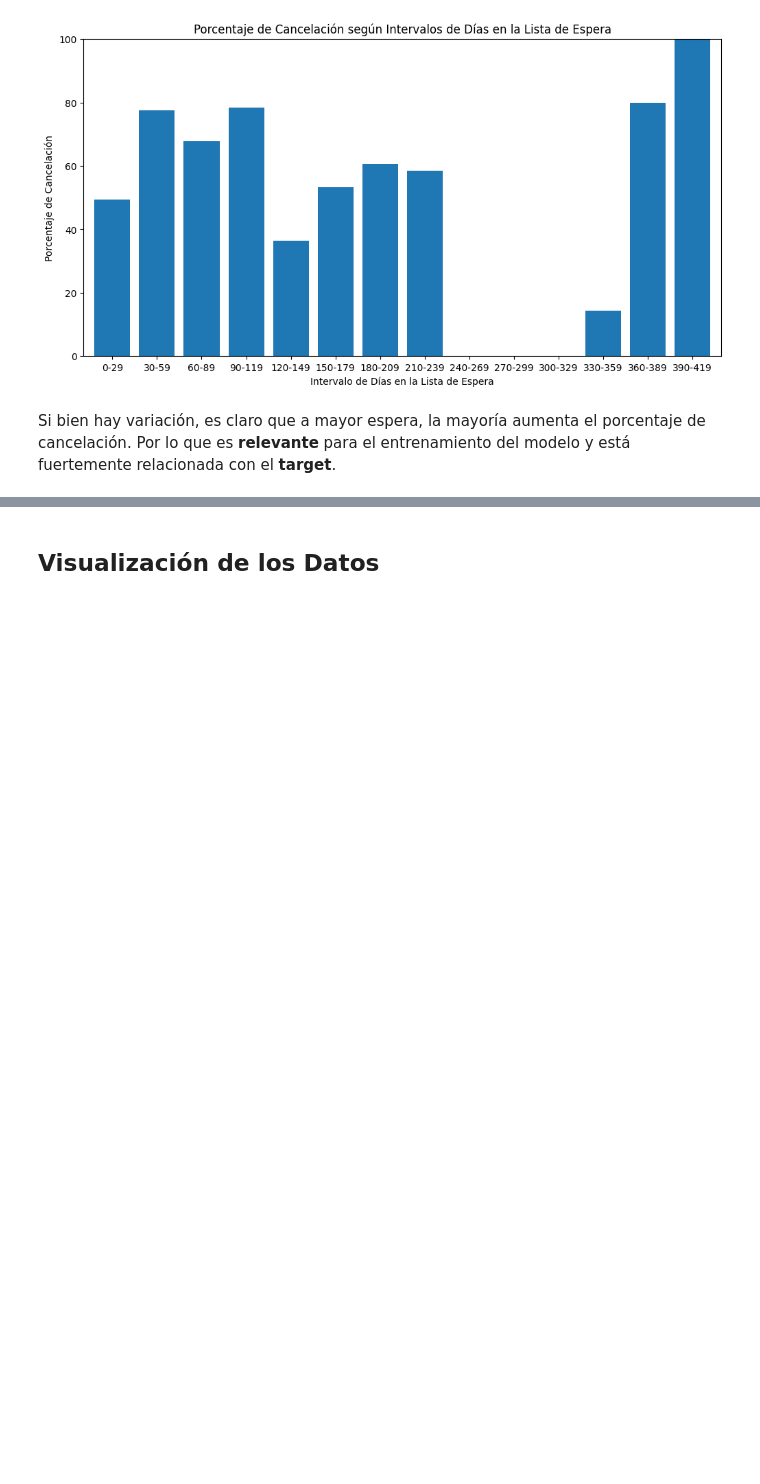
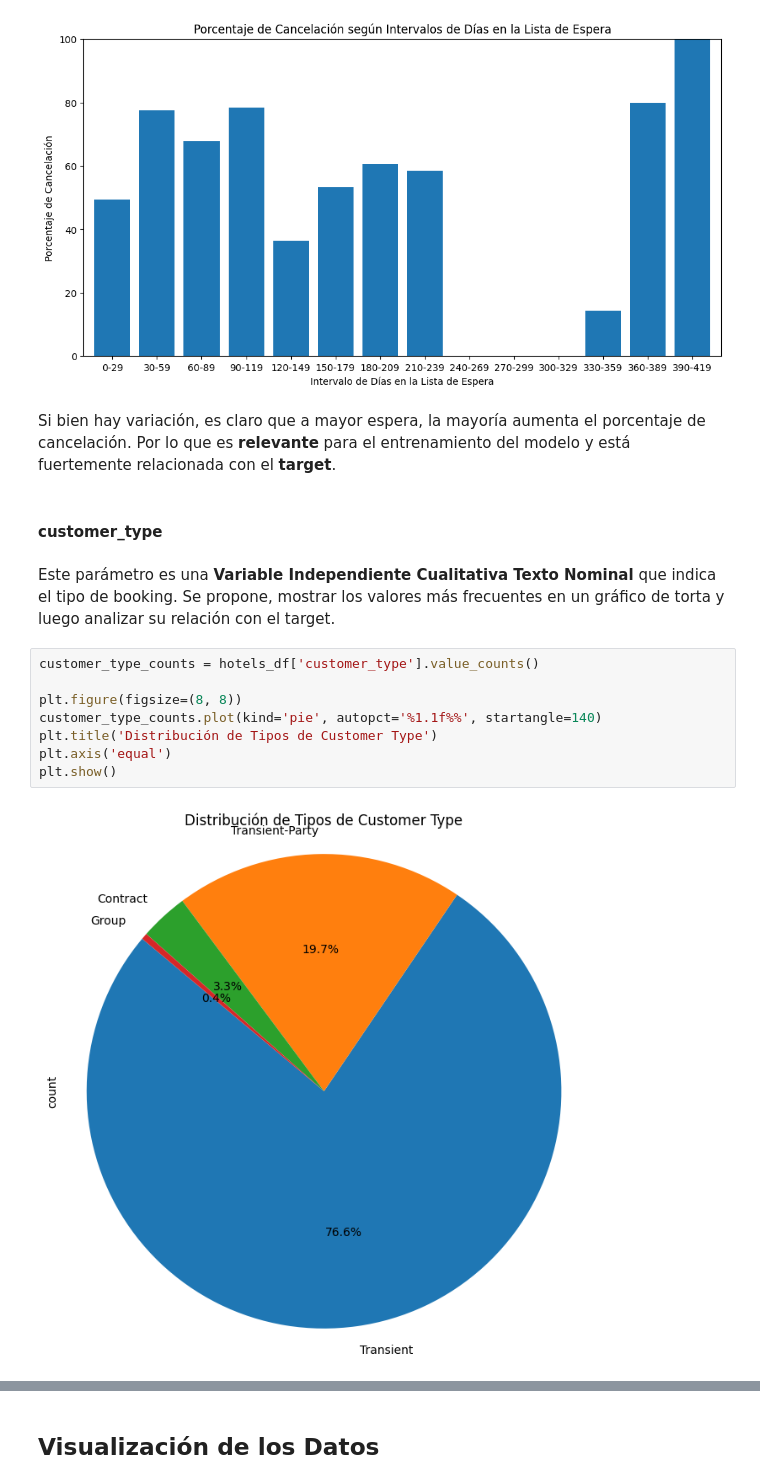
Before and after one commit to InspectorDave/OrgaDeDatos-TPs, a Jupyter notebook: 7506R_TP1_GRUPO11_CHP1_ENTREGA.ipynb, the cells around one changed output, grey strips where cells are left out. Saved outputs shown, nothing was run; the diff lists cells and outputs as text; blank space fills up the shorter version.

Commit message:
customer_type

```diff
--- a/7506R_TP1_GRUPO11_CHP1_ENTREGA.ipynb
+++ b/7506R_TP1_GRUPO11_CHP1_ENTREGA.ipynb
@@ -1576,3 +1576,17 @@ plt.show()
 [figure]
 # %% [markdown]
 Si bien hay variación, es claro que a mayor espera, la mayoría aumenta el porcentaje de cancelación. Por lo que es **relevante** para el entrenamiento del modelo y está fuertemente relacionada con el **target**.
+# %% [markdown]
+#### customer_type
+# %% [markdown]
+Este parámetro es una **Variable Independiente Cualitativa Texto Nominal** que indica el tipo de booking. Se propone, mostrar los valores más frecuentes en un gráfico de torta y luego analizar su relación con el target.
+# %%
+customer_type_counts = hotels_df['customer_type'].value_counts()
+
+plt.figure(figsize=(8, 8))
+customer_type_counts.plot(kind='pie', autopct='%1.1f%%', startangle=140)
+plt.title('Distribución de Tipos de Customer Type')
+plt.axis('equal')
+plt.show()
+# %% [output]
+[figure, added]
```
Also changed, not shown: parts of 3 cells of this notebook.
